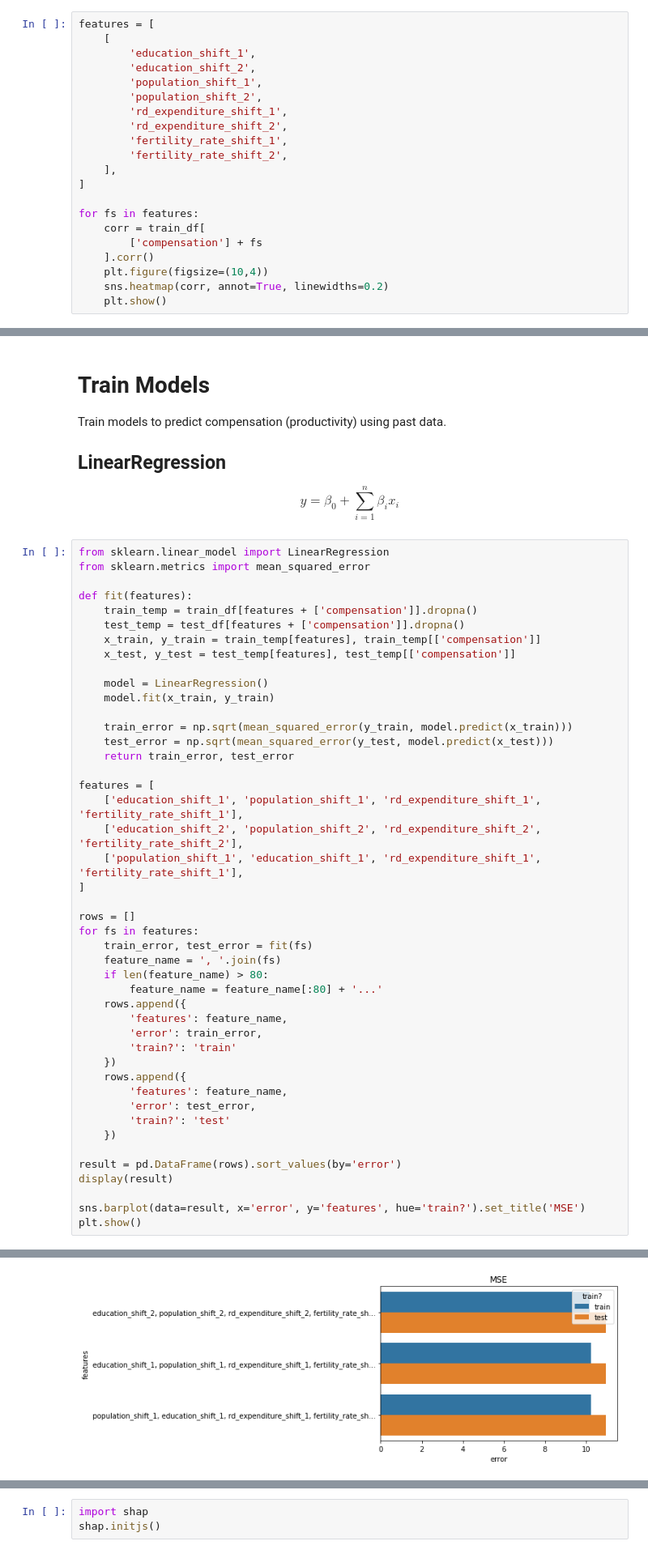
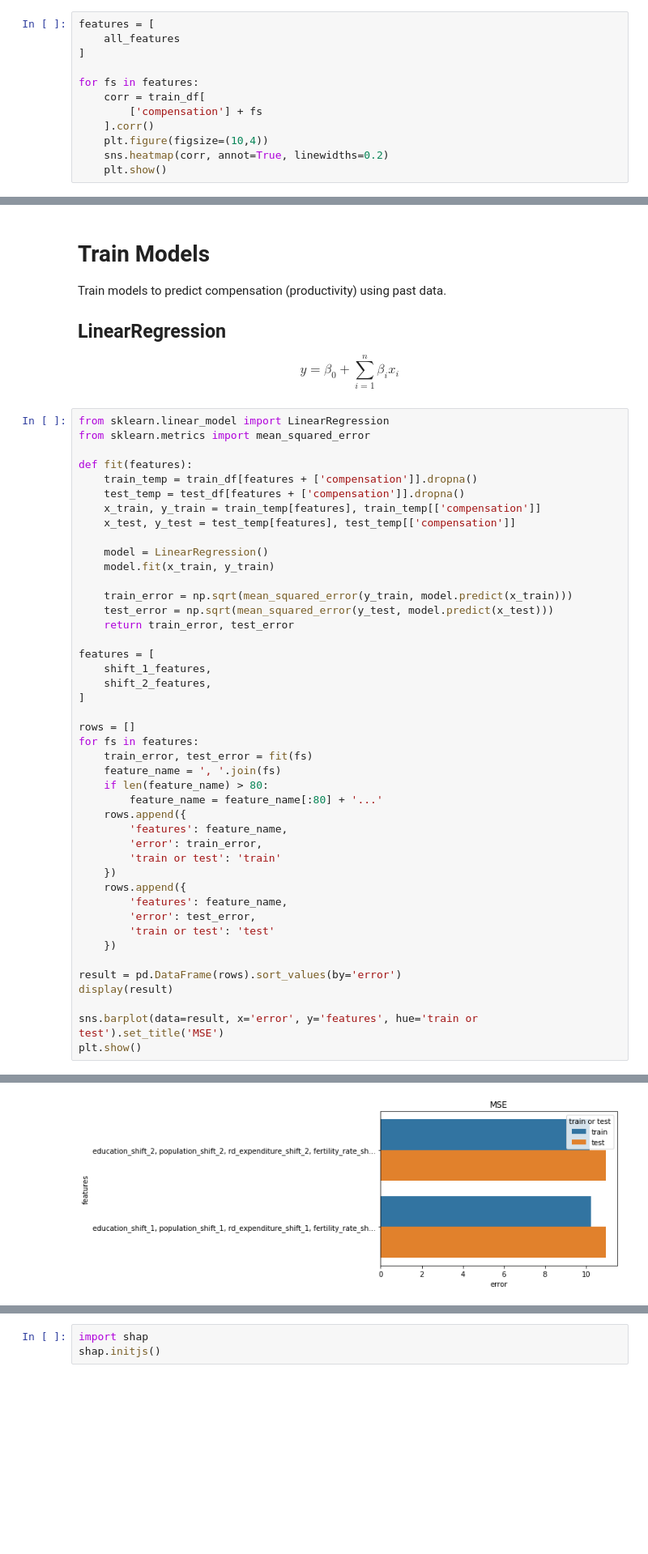
Before and after one commit to ADS-Group-15/eu-productivity-modeling, a Jupyter notebook: notebooks/models.ipynb, the cells around one changed output, grey strips where cells are left out. Shown: that part at 81% size. Saved outputs shown, nothing was run; the diff lists cells and outputs as text; blank space fills up the shorter version.

```diff
--- a/notebooks/models.ipynb
+++ b/notebooks/models.ipynb
@@ -175,16 +164,7 @@ train shape: (192, 42), test shape: (96, 42)
 - pairplot
 # %%
 features = [
-    [
-        'education_shift_1',
-        'education_shift_2',
-        'population_shift_1',
-        'population_shift_2',
-        'rd_expenditure_shift_1',
-        'rd_expenditure_shift_2',
-        'fertility_rate_shift_1',
-        'fertility_rate_shift_2',
-    ],
+    all_features
 ]
 
 for fs in features:
@@ -234,9 +214,8 @@ def fit(features):
     return train_error, test_error
 
 features = [
-    ['education_shift_1', 'population_shift_1', 'rd_expenditure_shift_1', 'fertility_rate_shift_1'],
-    ['education_shift_2', 'population_shift_2', 'rd_expenditure_shift_2', 'fertility_rate_shift_2'],
-    ['population_shift_1', 'education_shift_1', 'rd_expenditure_shift_1', 'fertility_rate_shift_1'],
+    shift_1_features,
+    shift_2_features,
 ]
 
 rows = []
@@ -248,17 +227,17 @@ for fs in features:
     rows.append({
         'features': feature_name,
         'error': train_error,
-        'train?': 'train'
+        'train or test': 'train'
     })
     rows.append({
         'features': feature_name,
         'error': test_error,
-        'train?': 'test'
+        'train or test': 'test'
     })
 
 result = pd.DataFrame(rows).sort_values(by='error')
 display(result)
 
-sns.barplot(data=result, x='error', y='features', hue='train?').set_title('MSE')
+sns.barplot(data=result, x='error', y='features', hue='train or test').set_title('MSE')
 plt.show()
 # %% [output]
@@ -271,3 +248,3 @@ plt.show()
 | 3 | education_shift_2, population_shi... | 10.973313 | test |
-[figure, old version]
+[figure, new version]
 # %%
```
Also changed, not shown: parts of 16 cells of this notebook.
